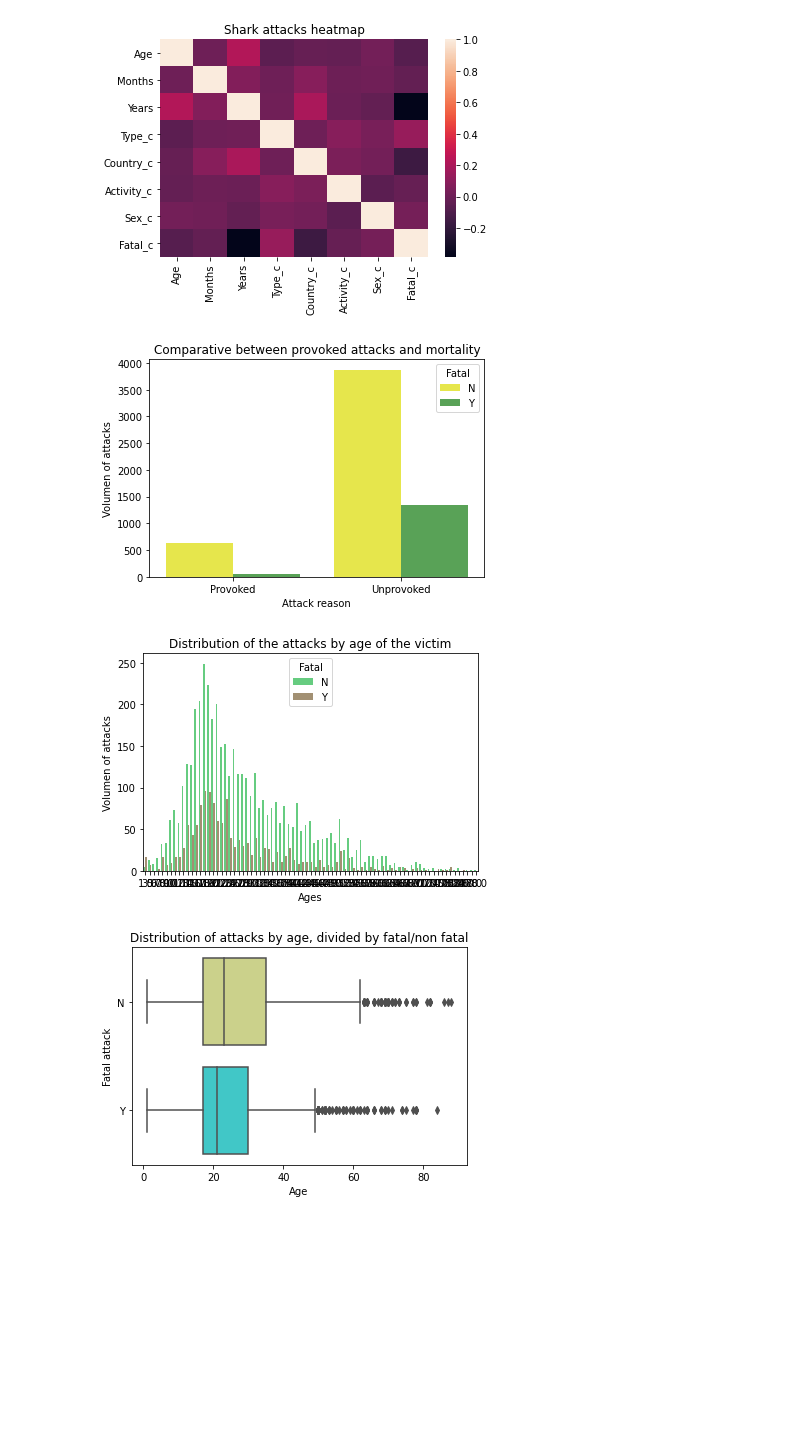
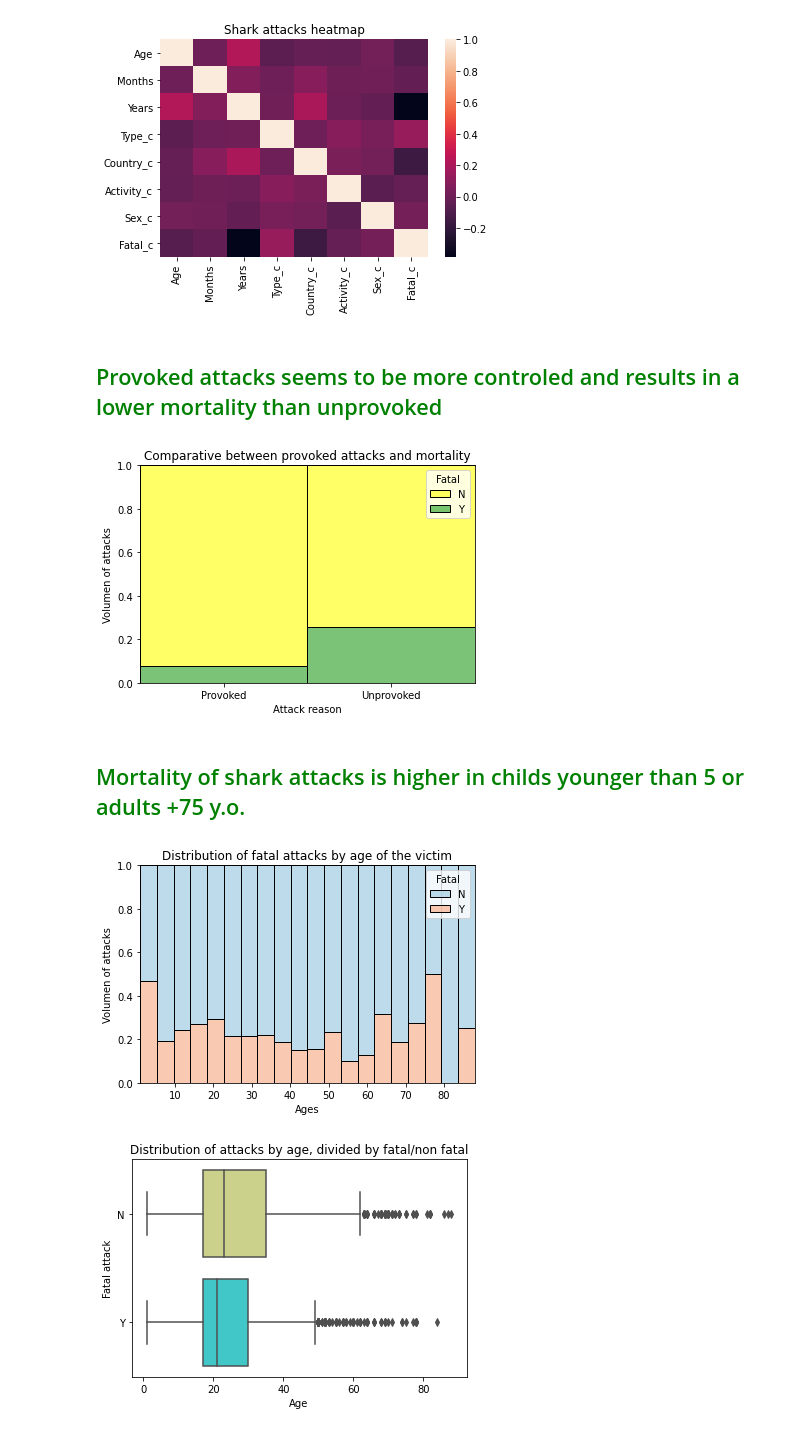
Before and after one commit to Ironhack-Data-Madrid-Febrero-2021/pandas-project, a Jupyter notebook: your-code/analysis.ipynb, the cells around one changed output. Saved outputs shown, nothing was run; the diff lists cells and outputs as text; code cells hidden in the pictures; blank space fills up the shorter version.

```diff
--- a/your-code/analysis.ipynb
+++ b/your-code/analysis.ipynb
@@ -39,26 +39,31 @@ heatmap = sns.heatmap(corr);
 heatmap.set_title('Shark attacks heatmap');
 # %% [output]
 [figure]
+# %% [markdown]
+## <span style="color:green"> Provoked attacks seems to be more controled and results in a lower mortality than unprovoked </span>
 # %%
-# The reason of the attack, provoked or unprovoked by humans, doesn't seem to be determinative for the mortality of the attack
-plot_types =sns.countplot(x = df.Type,
+plot_types =sns.histplot(x = df.Type,
             hue = df.Fatal,
+            multiple = "fill",
              palette = 'Set1_r');
 plot_types.set_title('Comparative between provoked attacks and mortality')
 plot_types.set(xlabel = 'Attack reason',
                 ylabel='Volumen of attacks');
 # %% [output]
-[figure, old version]
+[figure, new version]
+# %% [markdown]
+## <span style="color:green"> Mortality of shark attacks is higher in childs younger than 5 or adults +75 y.o.</span>
 # %%
-# Doesn't seem to be a relation between mortality of the attack and age of the person attacked
-plot_ages = sns.countplot(x = df.Age,
+plot_ages = sns.histplot(x = df.Age,
                           hue = df.Fatal,
+                          multiple = 'fill',
+                         bins = 20,
                           palette = 'RdBu_r');
-plot_ages.set_title('Distribution of the attacks by age of the victim')
+plot_ages.set_title('Distribution of fatal attacks by age of the victim')
 plot_ages.set(xlabel = 'Ages',
                 ylabel = 'Volumen of attacks');
 # %% [output]
-[figure, old version]
+[figure, new version]
 # %%
 # In comparison with non-fatal attacks, fatal attacks doesn't happen often to people older than 50
 box_age = sns.boxplot(x = df.Age,
```
Also changed, not shown: parts of 3 cells of this notebook, 2 other files.
